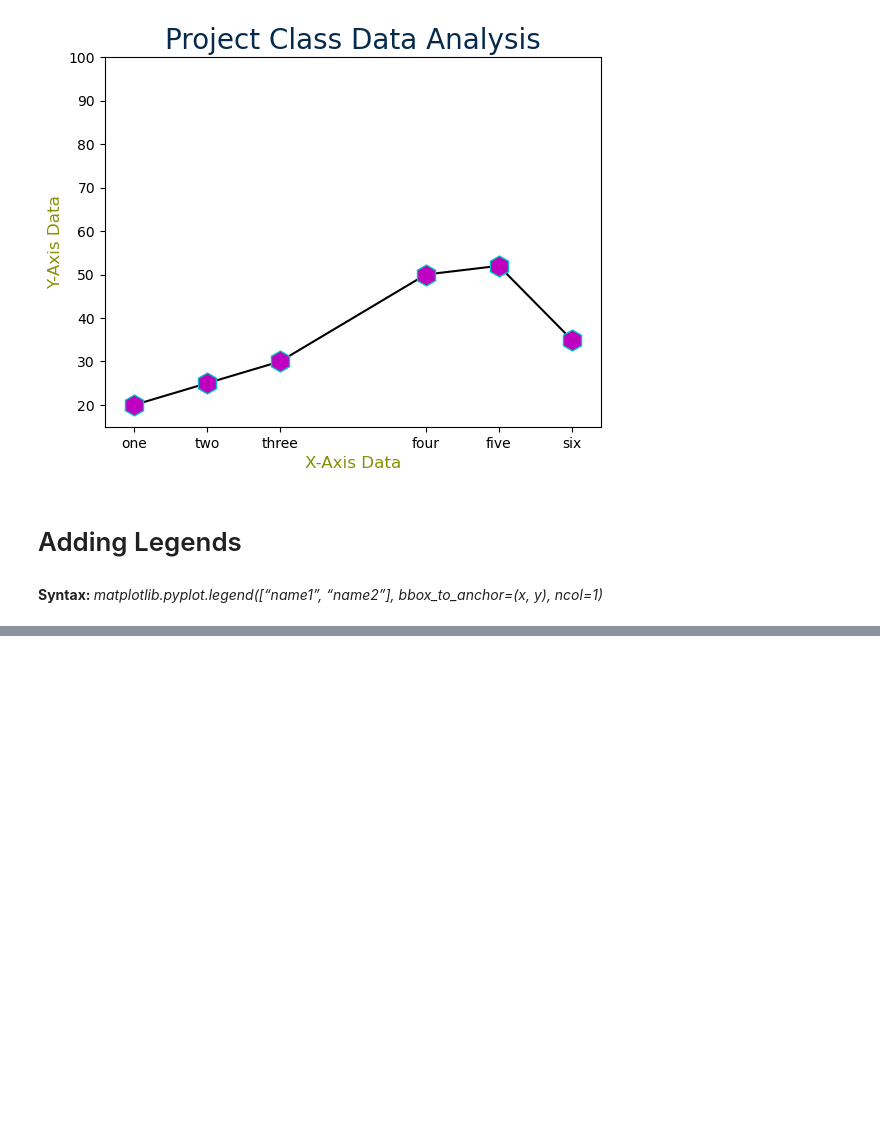
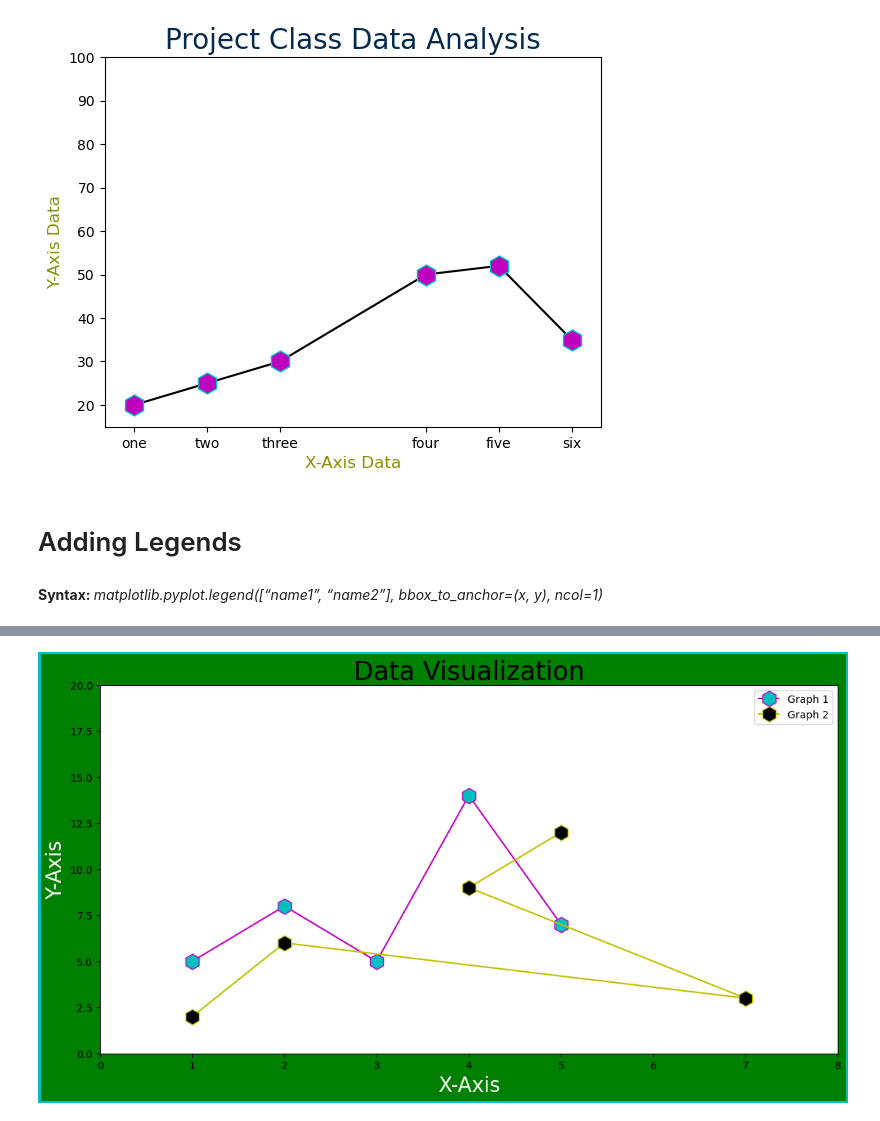
Before and after one commit to jabedkhanjb/Project-Class-TMU, a Jupyter notebook: Jupyter Notebook/C2 Matplotlib Data Analysis/Matplotlib Data Analysis.ipynb, the cells around one changed output, grey strips where cells are left out. Drawn from its saved outputs; the diff is of its cells as text; code cells hidden in the pictures; blank space fills up the shorter version.

Commit message:
Matplotlib Data analitics

```diff
--- a/Jupyter Notebook/C2 Matplotlib Data Analysis/Matplotlib Data Analysis.ipynb
+++ b/Jupyter Notebook/C2 Matplotlib Data Analysis/Matplotlib Data Analysis.ipynb
@@ -81,0 +82,31 @@ plt.show()
+# %%
+import numpy as np
+import matplotlib.pyplot as plt
+from matplotlib.figure import Figure
+
+x1 = np.array([1, 2, 3, 4, 5])
+x2 = np.array([1, 2, 7, 4, 5])
+
+y1 = np.array([5, 8, 5, 14, 7])
+y2 = np.array([2, 6, 3, 9, 12])
+
+design = plt.figure(figsize = (10, 5), facecolor = "g", edgecolor = "c", linewidth = 5)
+mydesign = design.add_axes([1,1,1,1])
+
+
+mydesign.plot(x1, y1, "h-m", ms = 15, mec = "m", mfc = "c")
+mydesign.plot(x2, y2, "h-y", ms = 15, mec = "y", mfc = "k")
+
+
+# All labels and titles
+plt.title("Data Visualization", fontsize = 25)
+plt.xlabel("X-Axis", fontsize = 20, color = "white")
+plt.ylabel("Y-Axis", fontsize = 20, color = "white")
+
+plt.xlim(0, 8)
+plt.ylim(0, 20)
+# plt.xticks(x1, labels=["One", "Two", "Three", "Four", "Five"])
+plt.legend(labels = (["Graph 1", "Graph 2"]))
+plt.show()
+# %% [output]
+[figure, added]
```
Also changed, not shown: parts of 1 cell of this notebook, 2 other files.
